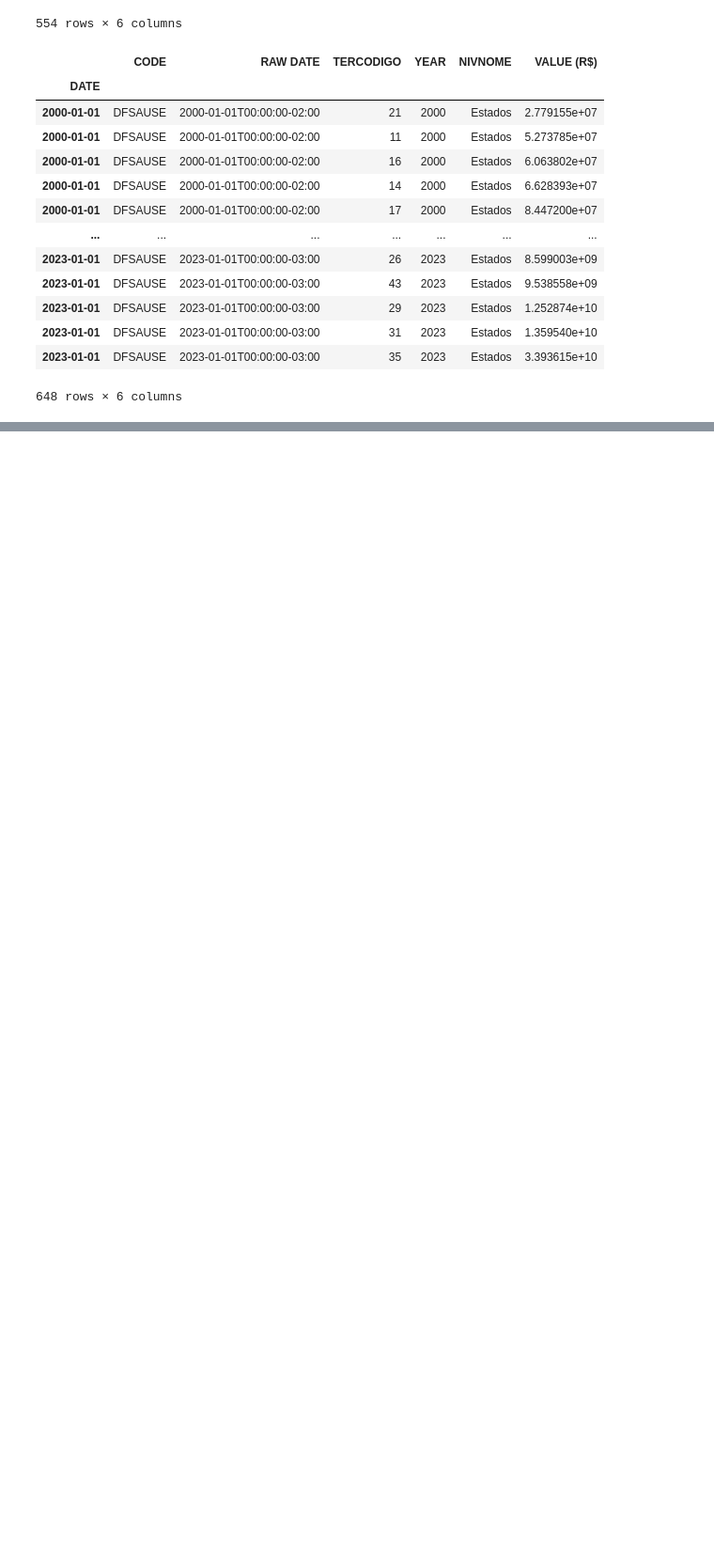
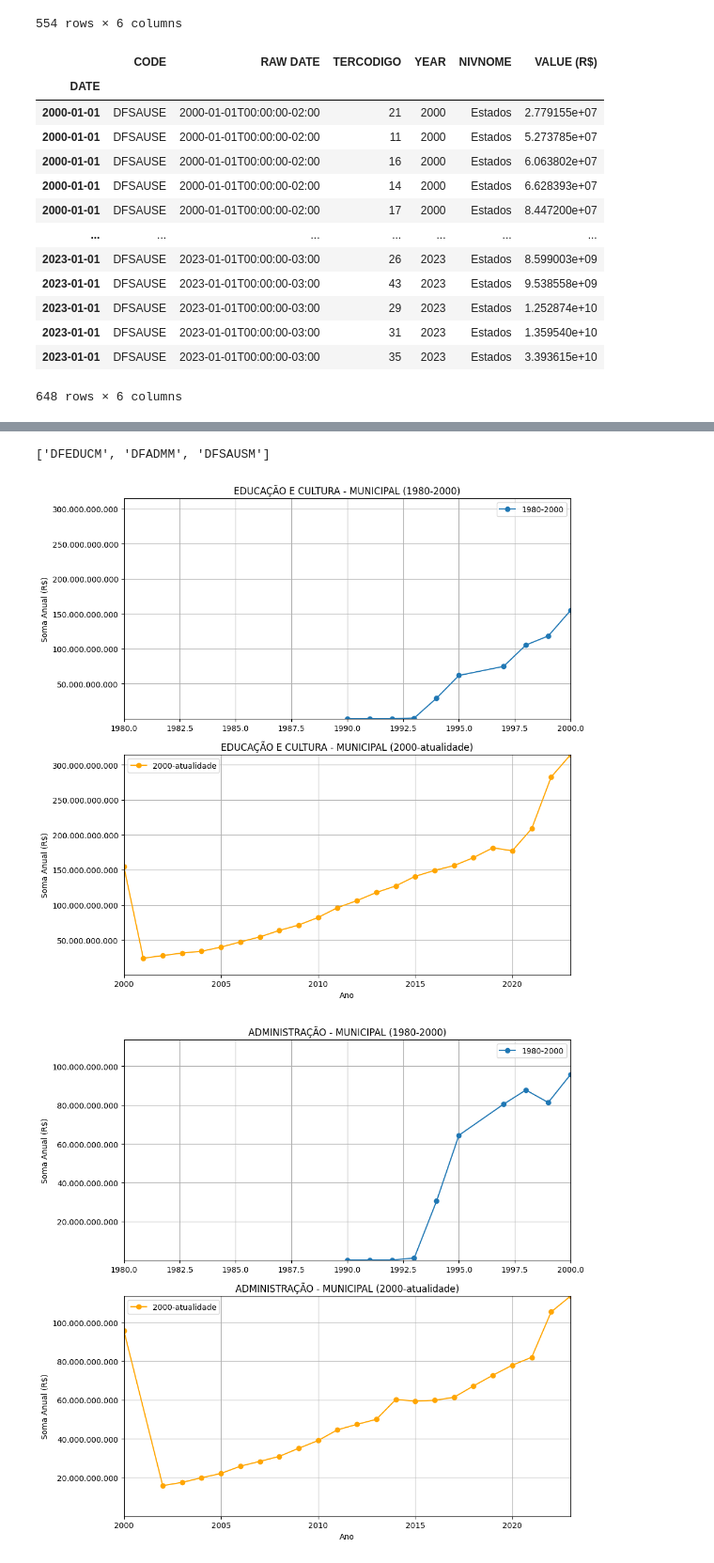
Before and after one commit to iagonmic/union-revenue-costs, a Jupyter notebook: dados_gastos.ipynb, the cells around one changed output, grey strips where cells are left out. Shown: that part at 94% size. Drawn from its saved outputs; the diff is of its cells as text; code cells hidden in the pictures; blank space fills up the shorter version.

```diff
--- a/dados_gastos.ipynb
+++ b/dados_gastos.ipynb
@@ -71,0 +291,76 @@ df_filtrado_2000_atual
+# %%
+intersecao = [item for item in categorias_acima_limite_1980_2000 if item in categorias_acima_limite_2000_atual]
+print(intersecao)
+# %% [output]
+['DFEDUCM', 'DFADMM', 'DFSAUSM']
+# %%
+import matplotlib.pyplot as plt
+from matplotlib.ticker import FuncFormatter
+
+# Lista de códigos para os quais você quer criar os gráficos
+codigos = ['DFEDUCM', 'DFADMM', 'DFSAUSM']
+
+# Criar um dicionário para mapear códigos para nomes
+codigo_para_nome = dict(zip(df_final_2000_atual['CODE'], df_final_2000_atual['NAME']))
+
+# Função para formatar os valores do eixo Y como números cardinais
+def formatar_eixo_y(valor, pos):
+    return f'{int(valor):,}'.replace(',', '.')
+
+# Loop para criar gráficos para cada código
+for codigo in codigos:
+    # Obter o nome correspondente ao código
+    nome_completo = codigo_para_nome.get(codigo, codigo)  # Usa o código como fallback se o nome não for encontrado
+
+    # Extrair o segundo e o quarto nomes
+    partes_nome = nome_completo.split('-')
+    if len(partes_nome) >= 4:
+        nome_titulo = f"{partes_nome[1].strip().upper()} - {partes_nome[3].strip().upper()}"
+    else:
+        nome_titulo = nome_completo  # Caso não tenha 4 partes, usa o nome completo como fallback
+
+    # Obter a série temporal para o código
+    df = ipea.timeseries(codigo)
+
+    # Criar uma série com a soma anual
+    df['YEAR'] = df['YEAR'].astype(int)  # Garantir que o ano seja inteiro
+    df_annual_sum = df.groupby('YEAR')['VALUE (R$)'].sum()
+
+    # Dividir os dados em dois períodos
+    df_1980_2000 = df_annual_sum[(df_annual_sum.index >= 1980) & (df_annual_sum.index <= 2000)]
+    df_2000_atual = df_annual_sum[df_annual_sum.index >= 2000]
+
+    # Determinar os limites do eixo Y
+    y_min = min(df_1980_2000.min(), df_2000_atual.min())
+    y_max = max(df_1980_2000.max(), df_2000_atual.max())
+
+    # Criar uma figura com dois subplots (um acima do outro)
+    fig, axes = plt.subplots(2, 1, figsize=(10, 10), sharex=False)
+
+    # Gráfico para 1980-2000
+    axes[0].plot(df_1980_2000.index, df_1980_2000.values, marker='o', label='1980-2000')
+    axes[0].set_xlim(1980, 2000)  # Ajustar o eixo X para o período 1980-2000
+    axes[0].set_ylim(y_min, y_max)  # Ajustar o eixo Y para a mesma escala
+    axes[0].set_title(f'{nome_titulo} (1980-2000)')
+    axes[0].set_ylabel('Soma Anual (R$)')
+    axes[0].grid(True)
+    axes[0].legend()
+    axes[0].yaxis.set_major_formatter(FuncFormatter(formatar_eixo_y))  # Formatar o eixo Y
+
+    # Gráfico para 2000-atualidade
+    axes[1].plot(df_2000_atual.index, df_2000_atual.values, marker='o', label='2000-atualidade', color='orange')
+    axes[1].set_xlim(2000, df_2000_atual.index.max())  # Ajustar o eixo X para o período 2000-atualidade
+    axes[1].set_ylim(y_min, y_max)  # Ajustar o eixo Y para a mesma escala
+    axes[1].set_title(f'{nome_titulo} (2000-atualidade)')
+    axes[1].set_xlabel('Ano')
+    axes[1].set_ylabel('Soma Anual (R$)')
+    axes[1].grid(True)
+    axes[1].legend()
+    axes[1].yaxis.set_major_formatter(FuncFormatter(formatar_eixo_y))  # Formatar o eixo Y
+
+    # Ajustar layout e exibir o gráfico
+    plt.tight_layout(rect=[0, 0, 1, 0.95])
+    plt.show()
+# %% [output]
+[figure, added]
+[figure, added]
```
Also changed, not shown: parts of 10 cells of this notebook, 5 other files.
